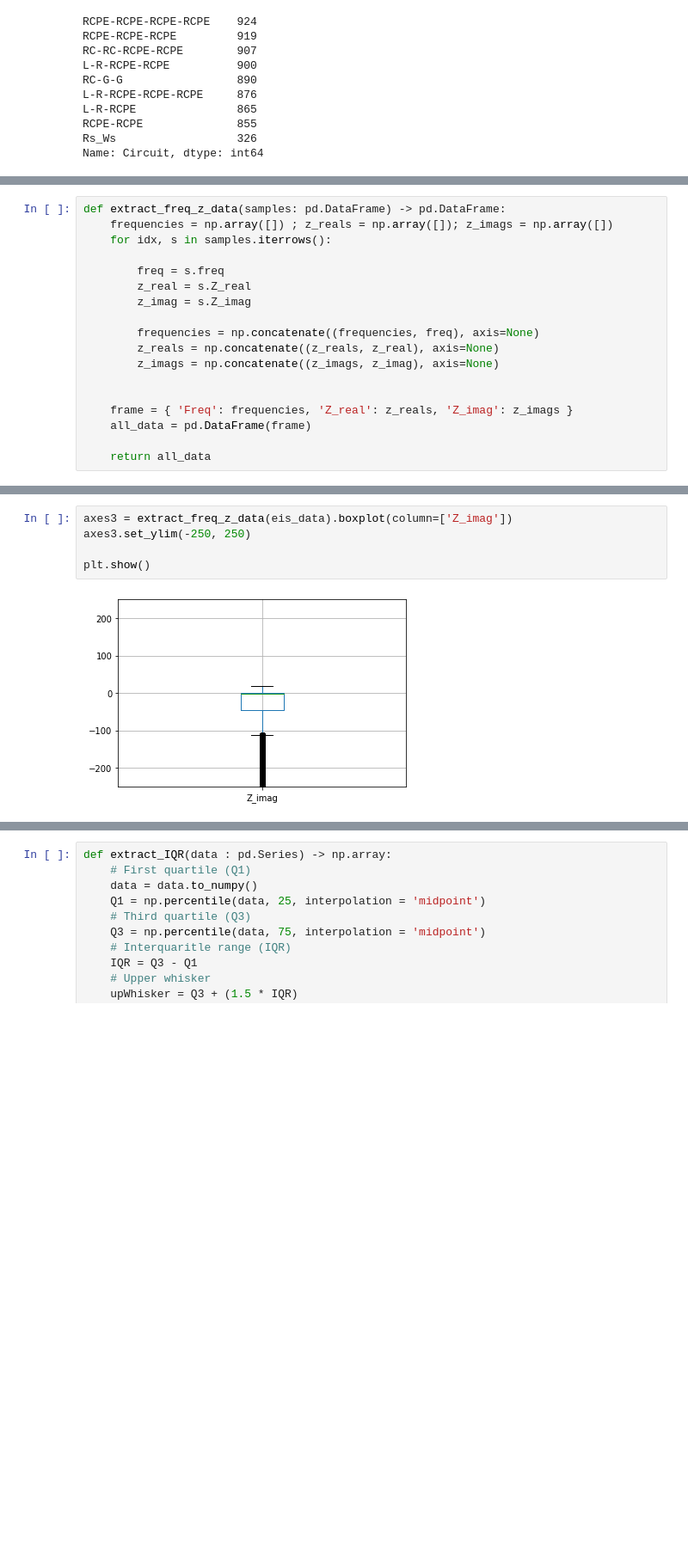
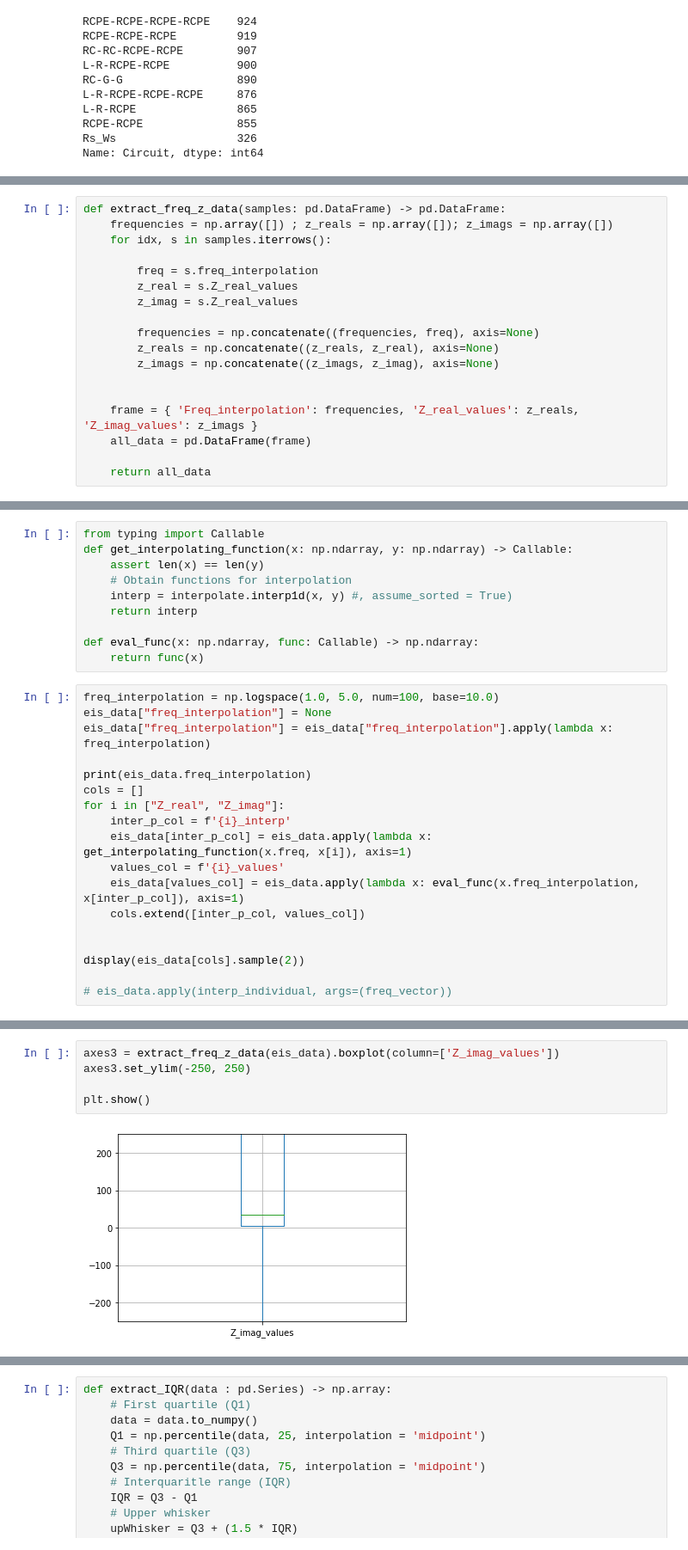
Before and after one commit to Risslock/BatteryDEV-QS-EIS-Challenge, a Jupyter notebook: notebooks/eis_plot_and_ecm_fit_examples.ipynb, the cells around one changed output, grey strips where cells are left out. Shown at 86% size. Drawn from its saved outputs; the diff is of its cells as text; blank space fills up the shorter version.

```diff
--- a/notebooks/eis_plot_and_ecm_fit_examples.ipynb
+++ b/notebooks/eis_plot_and_ecm_fit_examples.ipynb
@@ -565,16 +571,16 @@ def extract_freq_z_data(samples: pd.DataFrame) -> pd.DataFrame:
     frequencies = np.array([]) ; z_reals = np.array([]); z_imags = np.array([])
     for idx, s in samples.iterrows():
 
-        freq = s.freq
-        z_real = s.Z_real
-        z_imag = s.Z_imag
+        freq = s.freq_interpolation
+        z_real = s.Z_real_values
+        z_imag = s.Z_real_values
 
         frequencies = np.concatenate((frequencies, freq), axis=None)
         z_reals = np.concatenate((z_reals, z_real), axis=None)
         z_imags = np.concatenate((z_imags, z_imag), axis=None)
 
 
-    frame = { 'Freq': frequencies, 'Z_real': z_reals, 'Z_imag': z_imags }
+    frame = { 'Freq_interpolation': frequencies, 'Z_real_values': z_reals, 'Z_imag_values': z_imags }
     all_data = pd.DataFrame(frame)
 
     return all_data
@@ -596,0 +587,28 @@ extract_freq_z_data(eis_data)
+# %%
+from typing import Callable
+def get_interpolating_function(x: np.ndarray, y: np.ndarray) -> Callable:
+    assert len(x) == len(y)
+    # Obtain functions for interpolation
+    interp = interpolate.interp1d(x, y) #, assume_sorted = True)
+    return interp
+
+def eval_func(x: np.ndarray, func: Callable) -> np.ndarray:
+    return func(x)
+# %%
+freq_interpolation = np.logspace(1.0, 5.0, num=100, base=10.0)
+eis_data["freq_interpolation"] = None
+eis_data["freq_interpolation"] = eis_data["freq_interpolation"].apply(lambda x: freq_interpolation)
+
+print(eis_data.freq_interpolation)
+cols = []
+for i in ["Z_real", "Z_imag"]:
+    inter_p_col = f'{i}_interp'
+    eis_data[inter_p_col] = eis_data.apply(lambda x: get_interpolating_function(x.freq, x[i]), axis=1)
+    values_col = f'{i}_values'
+    eis_data[values_col] = eis_data.apply(lambda x: eval_func(x.freq_interpolation, x[inter_p_col]), axis=1)
+    cols.extend([inter_p_col, values_col])
+
+
+display(eis_data[cols].sample(2))
+
+# eis_data.apply(interp_individual, args=(freq_vector))
@@ -611,8 +645,8 @@ plt.show()
 # %%
-axes3 = extract_freq_z_data(eis_data).boxplot(column=['Z_imag'])
+axes3 = extract_freq_z_data(eis_data).boxplot(column=['Z_imag_values'])
 axes3.set_ylim(-250, 250)
 
 plt.show()
 # %% [output]
-[figure, old version]
+[figure, new version]
 # %%
```
Also changed, not shown: parts of 39 cells of this notebook.
